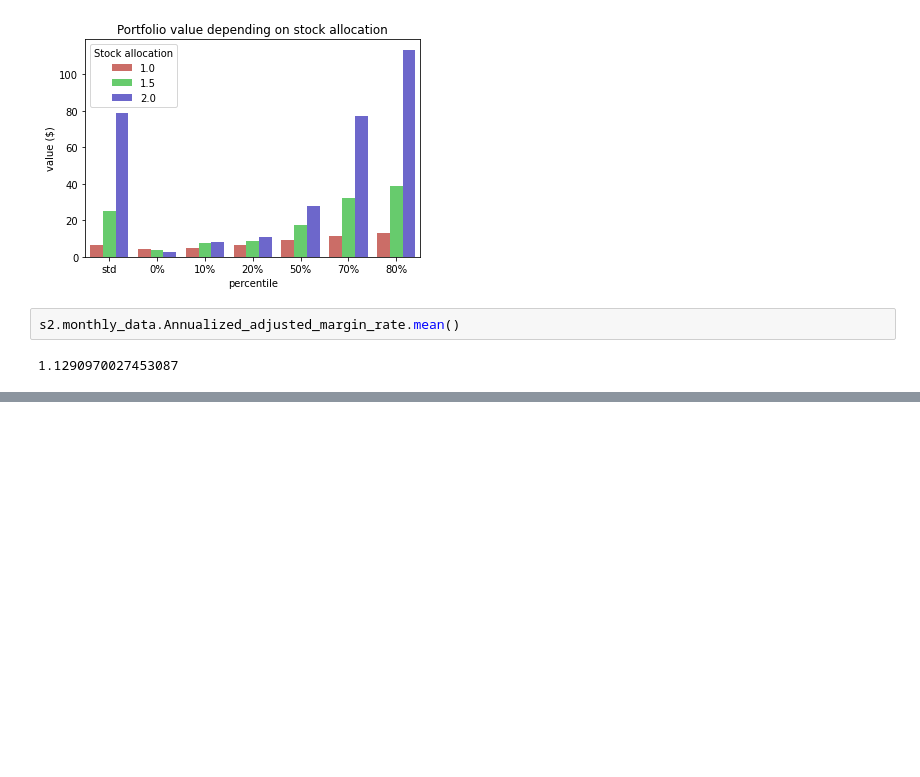
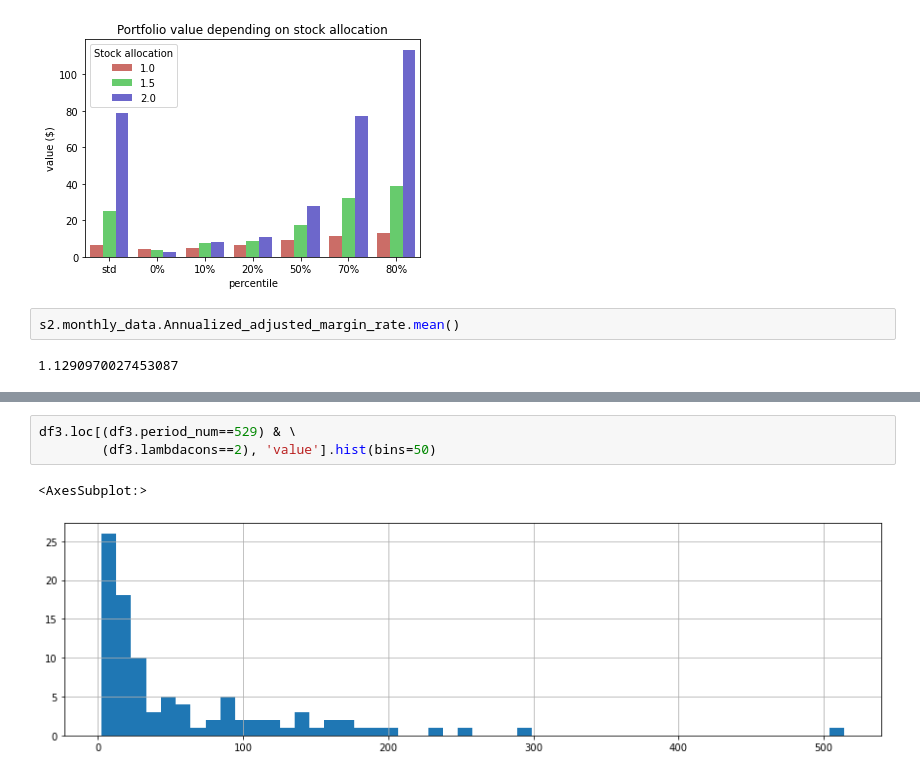
Before and after one commit to hatemr/lifecycle_investing, a Jupyter notebook: scripts/sensitivity_analysis.ipynb, the cells around one changed output, grey strips where cells are left out. Saved outputs shown, nothing was run; the diff lists cells and outputs as text; blank space fills up the shorter version.

```diff
--- a/scripts/sensitivity_analysis.ipynb
+++ b/scripts/sensitivity_analysis.ipynb
@@ -195,0 +304,6 @@ s2.monthly_data.Annualized_adjusted_margin_rate.mean()
+# %%
+df3.loc[(df3.period_num==529) & \
+        (df3.lambdacons==2), 'value'].hist(bins=50)
+# %% [output]
+<AxesSubplot:>
+[figure, added]
```
Also changed, not shown: parts of 10 cells of this notebook, 1 other file.
